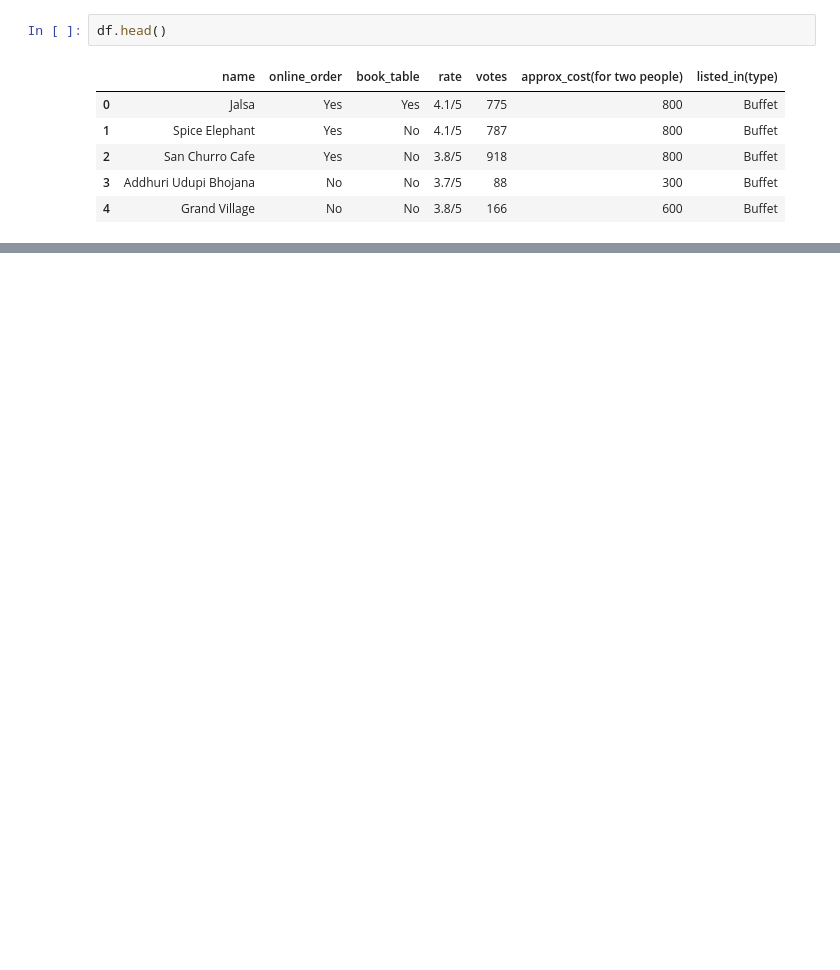
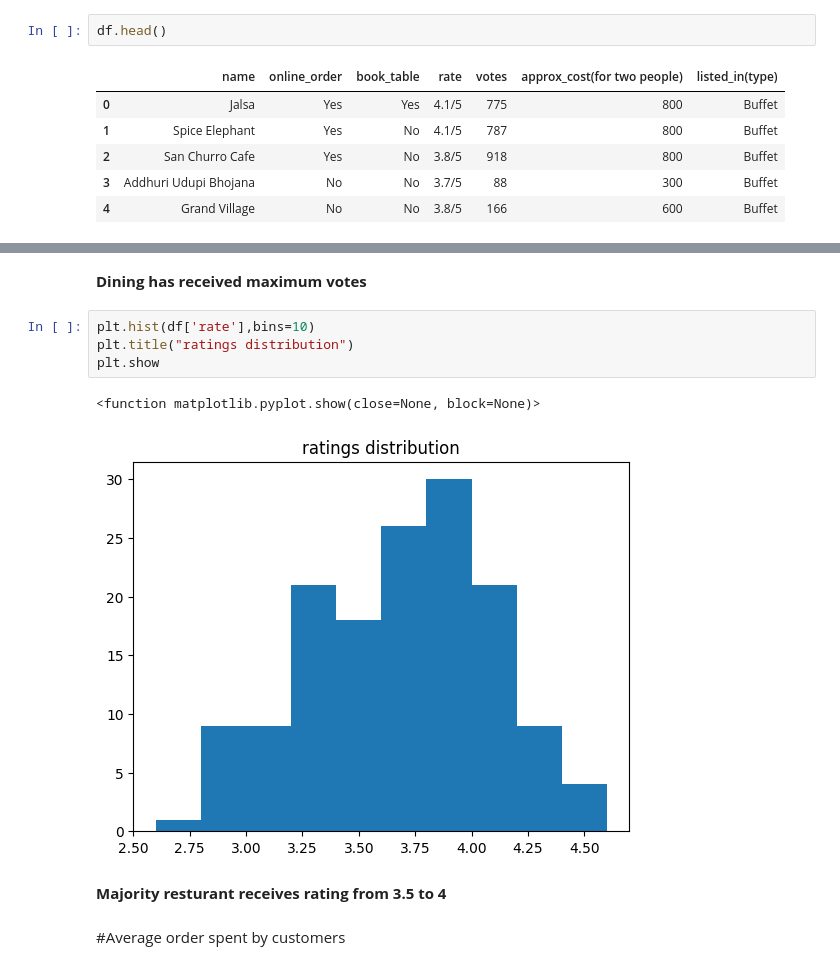
Before and after one commit to yana24parashar/Zomato-Sales-Analysis, a Jupyter notebook: Zomato_Sales.ipynb, the cells around one changed output, grey strips where cells are left out. Cells and saved outputs as stored; diff of their text form; blank space fills up the shorter version.

```diff
--- a/Zomato_Sales.ipynb
+++ b/Zomato_Sales.ipynb
@@ -18,0 +104,13 @@ df.head()
+# %% [markdown]
+**Dining has received maximum votes**
+# %%
+plt.hist(df['rate'],bins=10)
+plt.title("ratings distribution")
+plt.show
+# %% [output]
+<function matplotlib.pyplot.show(close=None, block=None)>
+[figure, added]
+# %% [markdown]
+**Majority resturant receives rating from 3.5 to 4**
+# %% [markdown]
+#Average order spent by customers
```
Also changed, not shown: parts of 20 cells of this notebook.
